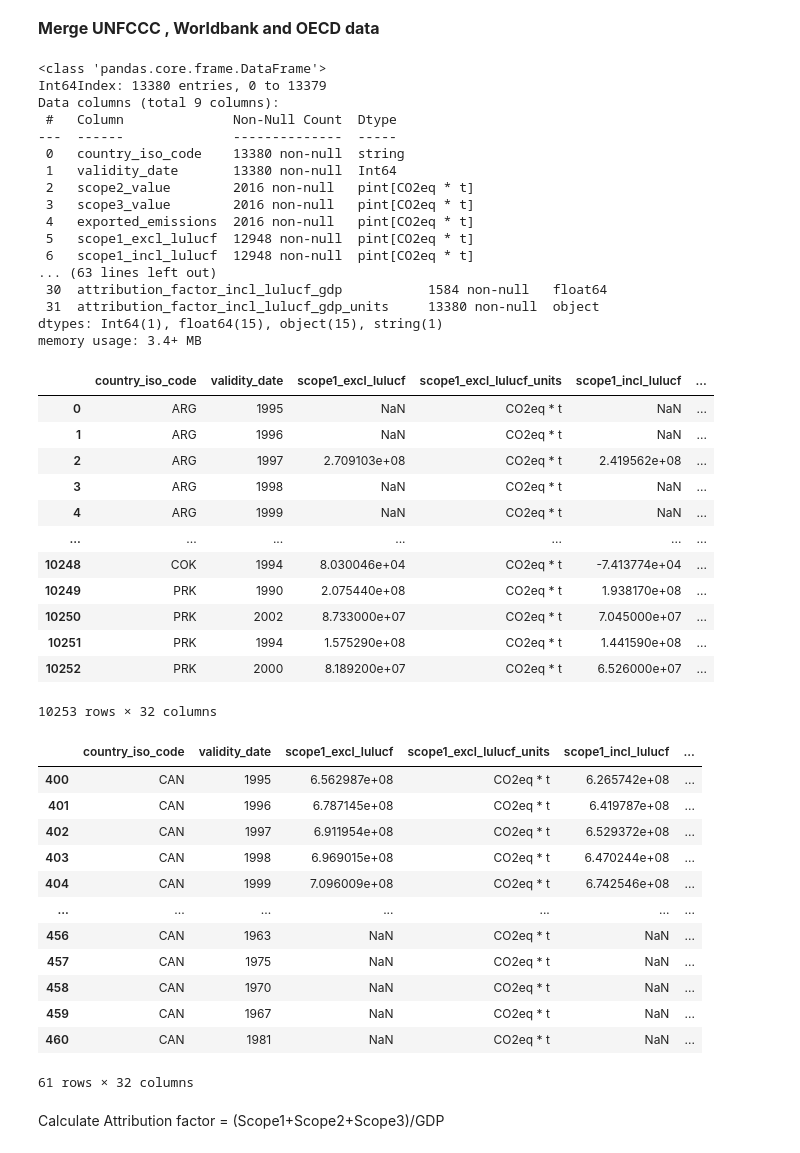
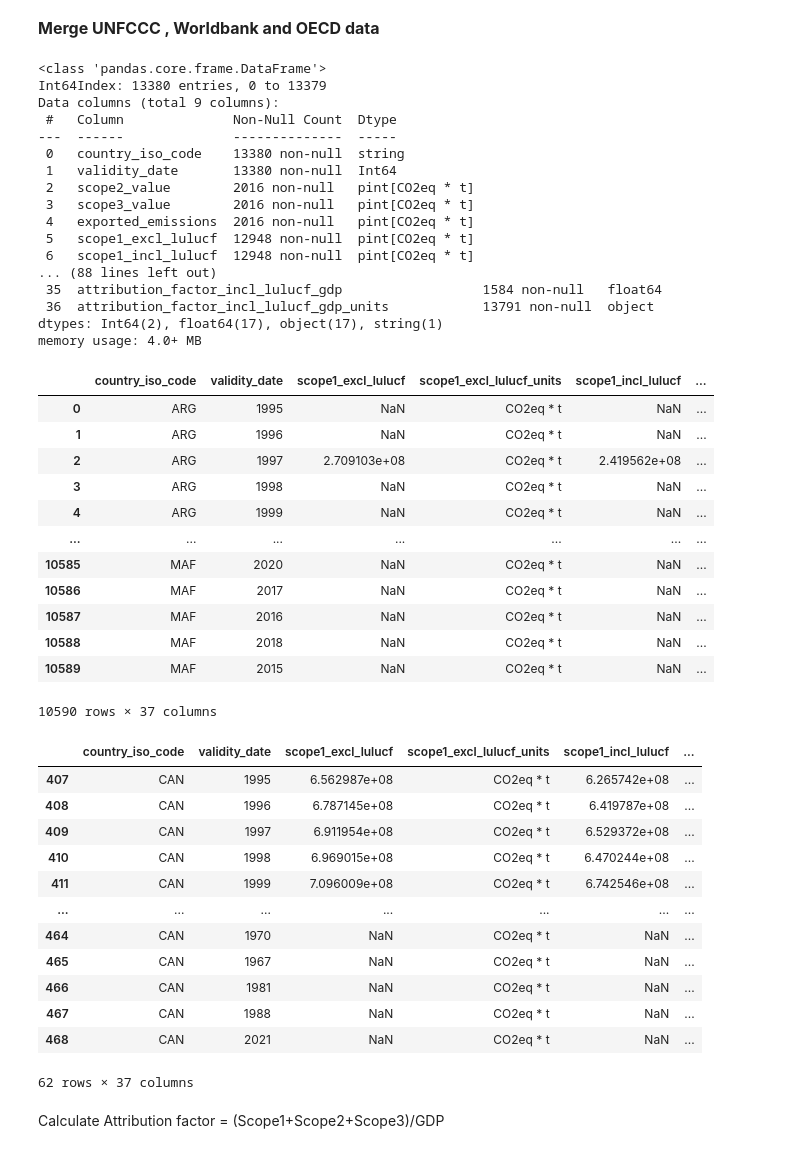
Before and after one commit to os-climate/PCAF-sovereign-footprint, a Jupyter notebook: notebooks/calc_total_sovereign_emissions.ipynb, the cells around one changed output. Drawn from its saved outputs; the diff is of its cells as text; code cells hidden in the pictures.

Commit message:
Calculate emissions per capita

```diff
--- a/notebooks/calc_total_sovereign_emissions.ipynb
+++ b/notebooks/calc_total_sovereign_emissions.ipynb
@@ -159,0 +192,10 @@ df_exch_eur
+# %%
+import pandas as pd
+sql=f"""
+select country_iso_code,validity_date,value from {ingest_catalog}.{ingest_schema}.{src_table_5} """
+df_population = pd.read_sql(sql, engine)
+df_population["value"] = pd.to_numeric(df_population["value"], errors='coerce')
+df_population["validity_date"] = pd.to_numeric(df_population["validity_date"], errors='coerce')
+df_population=df_population.convert_dtypes()
+df_population
+df_population.info(verbose=True)
@@ -431,11 +484,25 @@ df_result= requantify_df(df_result)
 
 df_result = pd.merge(df_result,df_unfccc,on=['country_iso_code','validity_date'],how='outer')
 
+
 rename_columns = {'ghg_total_without_lulucf':'scope1_excl_lulucf',
                   'ghg_total_with_lulucf':'scope1_incl_lulucf'}
 #columns_order = ['country_iso_code','validity_date','scope1_excl_lulucf','scope1_excl_lulucf_units','scope1_incl_lulucf','scope1_incl_lulucf_units','scope2_value','scope2_value_units','scope3_value','scope3_value_units','exported_emissions','exported_emissions_units','gdp_ppp','gdp_ppp_units','gdp','gdp_units']
 df_result = df_result.rename(columns=rename_columns)
 df_result.info(verbose=True)
+
+# enrich with population data
+
+df_result = pd.merge(df_result,df_population,on=['country_iso_code','validity_date'],how='outer')
+
+
+rename_columns = {'value':'population'}
+#columns_order = ['country_iso_code','validity_date','scope1_excl_lulucf','scope1_excl_lulucf_units','scope1_incl_lulucf','scope1_incl_lulucf_units','scope2_value','scope2_value_units','scope3_value','scope3_value_units','exported_emissions','exported_emissions_units','gdp_ppp','gdp_ppp_units','gdp','gdp_units']
+df_result = df_result.rename(columns=rename_columns)
+df_result.info(verbose=True)
+df_result["population"] = df_result["population"].fillna(0)
+
+
 
 #df_result['scope1_excl_lulucf'] = df_result['scope1_excl_lulucf'].fillna(0).astype(float)
 #df_result['scope1_incl_lulucf'] = df_result['scope1_incl_lulucf'].fillna(0).astype(float)
@@ -447,9 +514,16 @@ df_result.info(verbose=True)
 
 df_result['sum_yn'] = 1 * ((df_result['scope1_excl_lulucf'] > 0) & (df_result['scope2_value'] > 0) &  (df_result['scope3_value'] > 0) )
 df_result['calc_attr_factor_yn'] = 1 * (df_result['gdp_ppp'] > 0)
+df_result['population_available'] = 1 * (df_result['population'] > 0)
+
 
 df_result['consumption_emissions_excl_lulucf'] = df_result['sum_yn'] * ( df_result['scope1_excl_lulucf'] + df_result['scope2_value'] + df_result['scope3_value'] - df_result['exported_emissions'])
 df_result['consumption_emissions_incl_lulucf'] = df_result['sum_yn'] * ( df_result['scope1_incl_lulucf'] + df_result['scope2_value'] + df_result['scope3_value'] - df_result['exported_emissions'])
+
+df_result['consumption_emissions_excl_lulucf_per_capita']  = df_result['population_available'] * df_result['consumption_emissions_excl_lulucf'] / df_result['population']
+df_result['consumption_emissions_incl_lulucf_per_capita']  = df_result['population_available'] * df_result['consumption_emissions_incl_lulucf'] / df_result['population']
+
+
 ###############
 df_result['attribution_factor_scope1_excl_lulucf']= df_result['calc_attr_factor_yn'] * (df_result['scope1_excl_lulucf']) / df_result['gdp_ppp']
 df_result['attribution_factor_scope1_incl_lulucf']= df_result['calc_attr_factor_yn'] * (df_result['scope1_incl_lulucf']) / df_result['gdp_ppp']
@@ -474,6 +548,7 @@ df_result['attribution_factor_incl_lulucf_gdp']= df_result['calc_attr_factor_yn'
 columns_order = ['country_iso_code','validity_date','scope1_excl_lulucf','scope1_incl_lulucf','scope2_value','scope3_value',
                  'exported_emissions','gdp_ppp','gdp',
                  'consumption_emissions_excl_lulucf','consumption_emissions_incl_lulucf',
+                 'population','consumption_emissions_excl_lulucf_per_capita','consumption_emissions_incl_lulucf_per_capita',
                  'attribution_factor_scope1_excl_lulucf','attribution_factor_scope1_incl_lulucf',
                  'attribution_factor_excl_lulucf','attribution_factor_excl_lulucf_gdp',
                  'attribution_factor_incl_lulucf','attribution_factor_incl_lulucf_gdp']
@@ -488,44 +563,45 @@ df_result = pd.merge(df_result,df_country,on=['country_iso_code'])
 cols= ['scope1_excl_lulucf','scope1_incl_lulucf','scope2_value','scope3_value',
                  'exported_emissions','gdp_ppp','gdp',
                  'consumption_emissions_excl_lulucf','consumption_emissions_incl_lulucf',
+                 'population','consumption_emissions_excl_lulucf_per_capita','consumption_emissions_incl_lulucf_per_capita',
                  'attribution_factor_scope1_excl_lulucf','attribution_factor_scope1_incl_lulucf',
                  'attribution_factor_excl_lulucf','attribution_factor_excl_lulucf_gdp',
                  'attribution_factor_incl_lulucf','attribution_factor_incl_lulucf_gdp']
 df_result[cols] = df_result[cols].replace({0:np.nan})
 
 
 df_result
 # %% [output]
 <class 'pandas.core.frame.DataFrame'>
 Int64Index: 13380 entries, 0 to 13379
 Data columns (total 9 columns):
  #   Column              Non-Null Count  Dtype
 ---  ------              --------------  -----
  0   country_iso_code    13380 non-null  string
  1   validity_date       13380 non-null  Int64
  2   scope2_value        2016 non-null   pint[CO2eq * t]
  3   scope3_value        2016 non-null   pint[CO2eq * t]
  4   exported_emissions  2016 non-null   pint[CO2eq * t]
  5   scope1_excl_lulucf  12948 non-null  pint[CO2eq * t]
  6   scope1_incl_lulucf  12948 non-null  pint[CO2eq * t]
-... (63 lines left out)
- 30  attribution_factor_incl_lulucf_gdp           1584 non-null   float64
- 31  attribution_factor_incl_lulucf_gdp_units     13380 non-null  object
-dtypes: Int64(1), float64(15), object(15), string(1)
-memory usage: 3.4+ MB
+... (88 lines left out)
+ 35  attribution_factor_incl_lulucf_gdp                  1584 non-null   float64
+ 36  attribution_factor_incl_lulucf_gdp_units            13791 non-null  object
+dtypes: Int64(2), float64(17), object(17), string(1)
+memory usage: 4.0+ MB
 |  | country_iso_code | validity_date | scope1_excl_lulucf | scope1_excl_lulucf_units | scope1_incl_lulucf | ... |
 | 0 | ARG | 1995 | NaN | CO2eq * t | NaN | ... |
 | 1 | ARG | 1996 | NaN | CO2eq * t | NaN | ... |
 | 2 | ARG | 1997 | 2.709103e+08 | CO2eq * t | 2.419562e+08 | ... |
 | 3 | ARG | 1998 | NaN | CO2eq * t | NaN | ... |
 | 4 | ARG | 1999 | NaN | CO2eq * t | NaN | ... |
 | ... | ... | ... | ... | ... | ... | ... |
-| 10248 | COK | 1994 | 8.030046e+04 | CO2eq * t | -7.413774e+04 | ... |
-| 10249 | PRK | 1990 | 2.075440e+08 | CO2eq * t | 1.938170e+08 | ... |
-| 10250 | PRK | 2002 | 8.733000e+07 | CO2eq * t | 7.045000e+07 | ... |
-| 10251 | PRK | 1994 | 1.575290e+08 | CO2eq * t | 1.441590e+08 | ... |
-| 10252 | PRK | 2000 | 8.189200e+07 | CO2eq * t | 6.526000e+07 | ... |
+| 10585 | MAF | 2020 | NaN | CO2eq * t | NaN | ... |
+| 10586 | MAF | 2017 | NaN | CO2eq * t | NaN | ... |
+| 10587 | MAF | 2016 | NaN | CO2eq * t | NaN | ... |
+| 10588 | MAF | 2018 | NaN | CO2eq * t | NaN | ... |
+| 10589 | MAF | 2015 | NaN | CO2eq * t | NaN | ... |
-10253 rows × 32 columns
+10590 rows × 37 columns
 # %%
 #df_result['scope1_value_units'] = 'Mt CO2e'
 #df_result['scope1_value'] = df_result['scope1_value'].round(decimals = 3)
@@ -536,18 +612,18 @@ df_result[df_result['country_iso_code']=='CAN']
 #df_result
 # %% [output]
 |  | country_iso_code | validity_date | scope1_excl_lulucf | scope1_excl_lulucf_units | scope1_incl_lulucf | ... |
-| 400 | CAN | 1995 | 6.562987e+08 | CO2eq * t | 6.265742e+08 | ... |
-| 401 | CAN | 1996 | 6.787145e+08 | CO2eq * t | 6.419787e+08 | ... |
-| 402 | CAN | 1997 | 6.911954e+08 | CO2eq * t | 6.529372e+08 | ... |
-| 403 | CAN | 1998 | 6.969015e+08 | CO2eq * t | 6.470244e+08 | ... |
-| 404 | CAN | 1999 | 7.096009e+08 | CO2eq * t | 6.742546e+08 | ... |
+| 407 | CAN | 1995 | 6.562987e+08 | CO2eq * t | 6.265742e+08 | ... |
+| 408 | CAN | 1996 | 6.787145e+08 | CO2eq * t | 6.419787e+08 | ... |
+| 409 | CAN | 1997 | 6.911954e+08 | CO2eq * t | 6.529372e+08 | ... |
+| 410 | CAN | 1998 | 6.969015e+08 | CO2eq * t | 6.470244e+08 | ... |
+| 411 | CAN | 1999 | 7.096009e+08 | CO2eq * t | 6.742546e+08 | ... |
 | ... | ... | ... | ... | ... | ... | ... |
-| 456 | CAN | 1963 | NaN | CO2eq * t | NaN | ... |
-| 457 | CAN | 1975 | NaN | CO2eq * t | NaN | ... |
-| 458 | CAN | 1970 | NaN | CO2eq * t | NaN | ... |
-| 459 | CAN | 1967 | NaN | CO2eq * t | NaN | ... |
-| 460 | CAN | 1981 | NaN | CO2eq * t | NaN | ... |
+| 464 | CAN | 1970 | NaN | CO2eq * t | NaN | ... |
+| 465 | CAN | 1967 | NaN | CO2eq * t | NaN | ... |
+| 466 | CAN | 1981 | NaN | CO2eq * t | NaN | ... |
+| 467 | CAN | 1988 | NaN | CO2eq * t | NaN | ... |
+| 468 | CAN | 2021 | NaN | CO2eq * t | NaN | ... |
-61 rows × 32 columns
+62 rows × 37 columns
 # %% [markdown]
 Calculate Attribution factor = (Scope1+Scope2+Scope3)/GDP
 # %%
```
Also changed, not shown: parts of 16 cells of this notebook, 13 other files.
